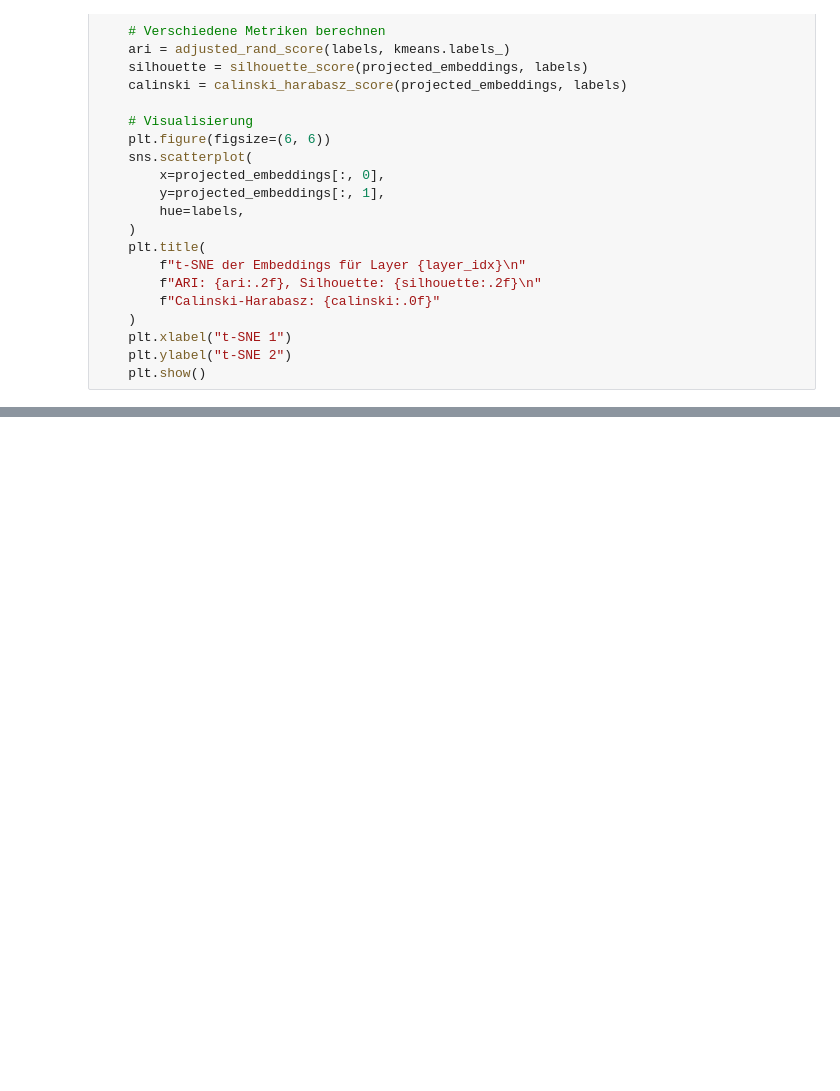
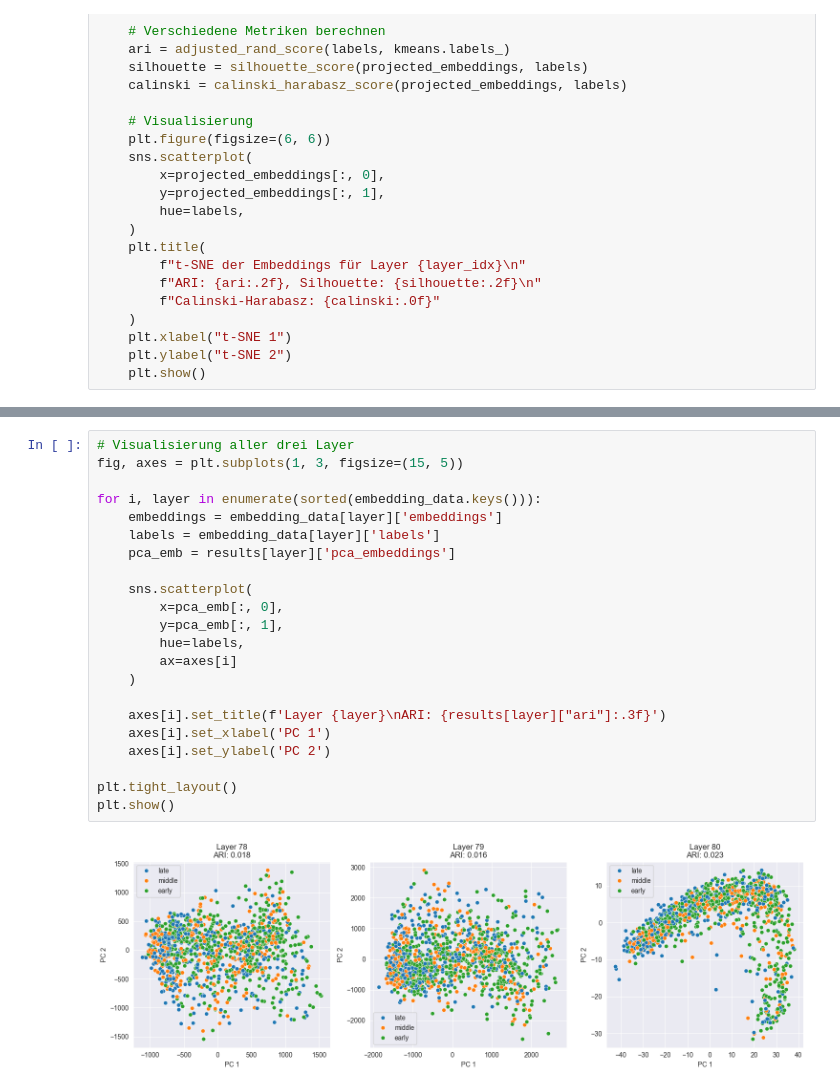
Before and after one commit to TP25-Phage-Infection-Classifiers/bold-binders, a Jupyter notebook: notebooks/Embeddings.ipynb, the cells around one changed output, grey strips where cells are left out. Cells and saved outputs as stored; diff of their text form; blank space fills up the shorter version.

```diff
--- a/notebooks/Embeddings.ipynb
+++ b/notebooks/Embeddings.ipynb
@@ -482,0 +587,24 @@ for layer in test_layers:
+# %%
+# Visualisierung aller drei Layer
+fig, axes = plt.subplots(1, 3, figsize=(15, 5))
+
+for i, layer in enumerate(sorted(embedding_data.keys())):
+    embeddings = embedding_data[layer]['embeddings']
+    labels = embedding_data[layer]['labels']
+    pca_emb = results[layer]['pca_embeddings']
+
+    sns.scatterplot(
+        x=pca_emb[:, 0],
+        y=pca_emb[:, 1],
+        hue=labels,
+        ax=axes[i]
+    )
+
+    axes[i].set_title(f'Layer {layer}\nARI: {results[layer]["ari"]:.3f}')
+    axes[i].set_xlabel('PC 1')
+    axes[i].set_ylabel('PC 2')
+
+plt.tight_layout()
+plt.show()
+# %% [output]
+[figure, added]
```
Also changed, not shown: parts of 24 cells of this notebook, 8 other files.
